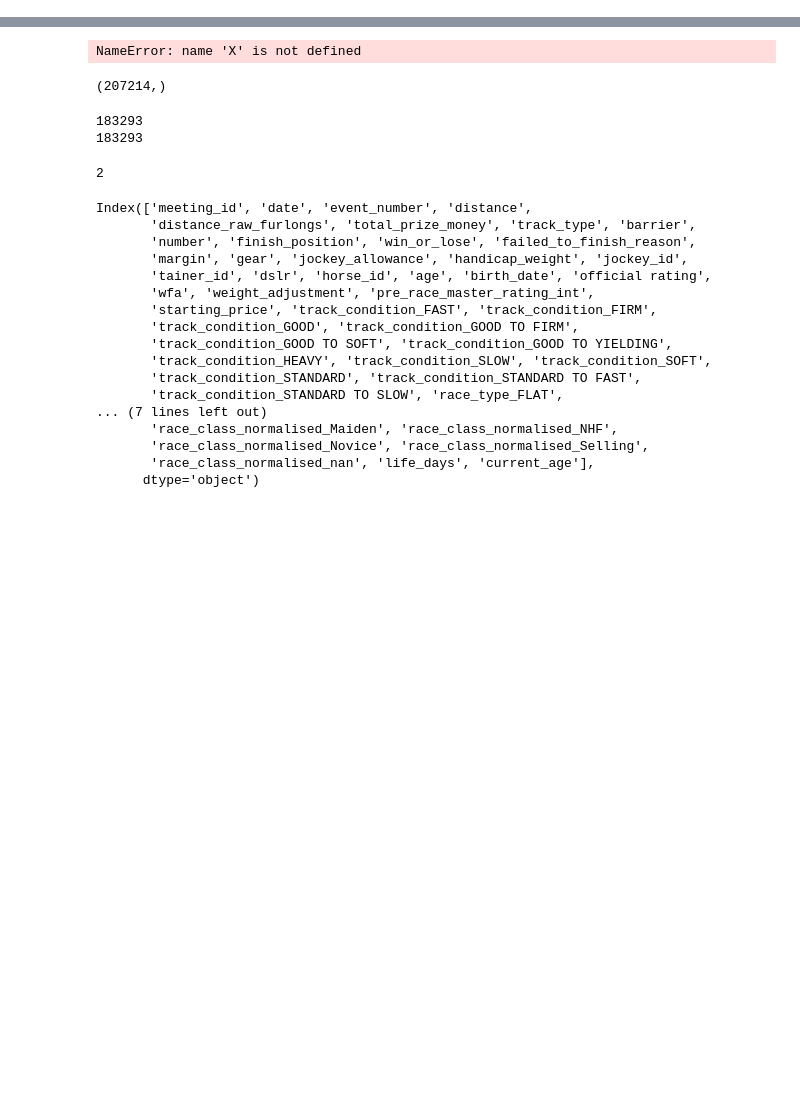
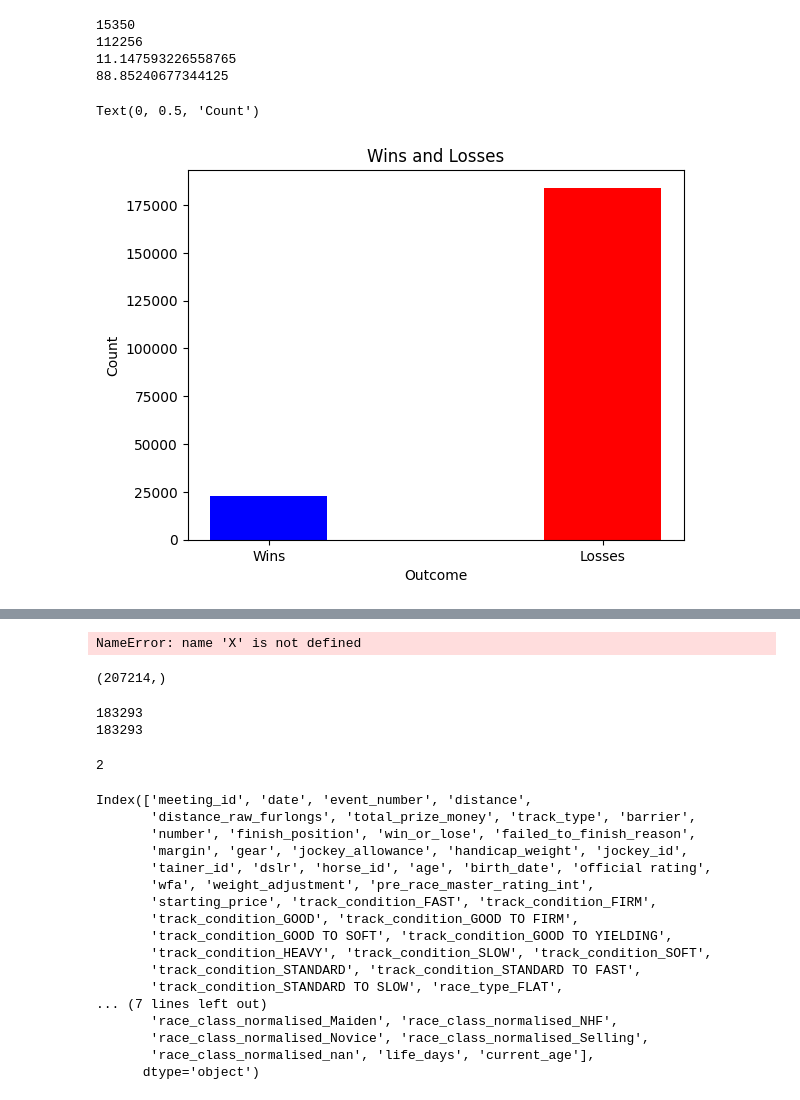
Before and after one commit to Harlequinht/which_horse, a Jupyter notebook: notebook/which_horse_flat_modeling.ipynb, the cells around one changed output, grey strips where cells are left out. Drawn from its saved outputs; the diff is of its cells as text; code cells hidden in the pictures; blank space fills up the shorter version.

```diff
--- a/notebook/which_horse_flat_modeling.ipynb
+++ b/notebook/which_horse_flat_modeling.ipynb
@@ -66,9 +121,14 @@ y = y.replace({0.5 : 1})
 # %%
-mask_1 = df['win_or_lose'] == 1
+'''mask_1 = df_raw_data['win_or_lose'] == 1
 print(mask_1.sum())
-mask_0 = df['win_or_lose'] == 0
+mask_0 = df_raw_data['win_or_lose'] == 0
 print(mask_0.sum())
 wins = 23087
 loses = 184016
 print(wins / (wins+loses) * 100)
-print(loses / (wins+loses) * 100)
+print(loses / (wins+loses) * 100)'''
+# %% [output]
+15350
+112256
+11.147593226558765
+88.85240677344125
@@ -74,0 +137,12 @@ print(loses / (wins+loses) * 100)
+# %%
+categories = ['Wins', 'Losses']
+values = [wins, loses]
+bar_width = 0.35
+bar_positions =[0,1]
+plt.bar(bar_positions, values, bar_width, color=['blue', 'red'], tick_label = categories)
+plt.title('Wins and Losses')
+plt.xlabel('Outcome')
+plt.ylabel('Count')
+# %% [output]
+Text(0, 0.5, 'Count')
+[figure, added]
```
Also changed, not shown: parts of 51 cells of this notebook, 1 other file.
